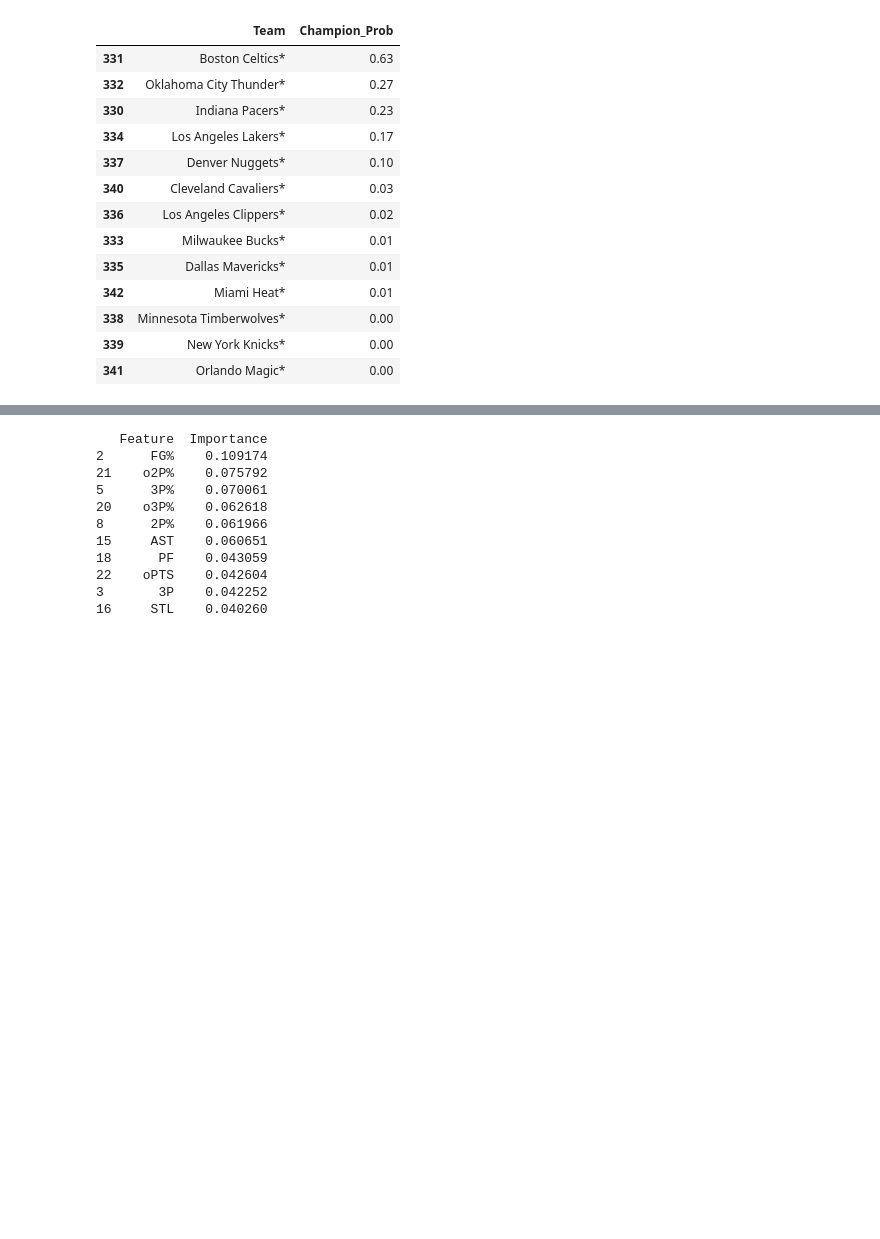
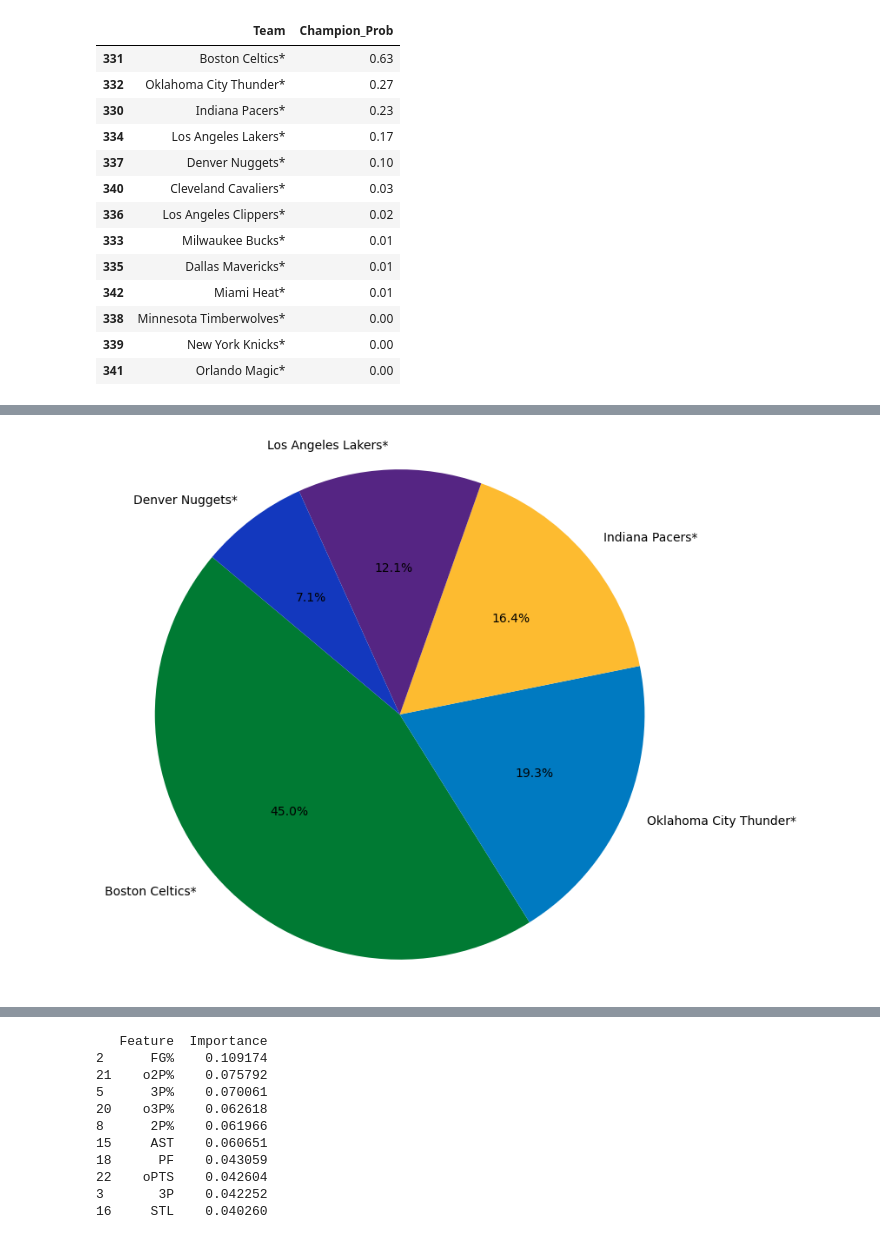
Before and after one commit to BhavyaJayaprakash/Final-Project-4, a Jupyter notebook: project.ipynb, the cells around one changed output, grey strips where cells are left out. Cells and saved outputs as stored; diff of their text form; code cells hidden in the pictures; blank space fills up the shorter version.

```diff
--- a/project.ipynb
+++ b/project.ipynb
@@ -307,0 +320,22 @@ teams_prob[['Team', 'Champion_Prob']].head(30)
+# %%
+team_colors = {
+    'Boston Celtics*': '#007A33',
+    'Oklahoma City Thunder*': '#007AC1',
+    'Indiana Pacers*': '#FDBB30',
+    'Los Angeles Lakers*': '#552583',
+    'Denver Nuggets*': '#1338BE',
+}
+# %%
+# Create color list by matching the team name to the dictionary
+colors = [team_colors.get(team, '#808080') for team in top_teams['Team']]
+# %%
+plt.figure(figsize=(8, 8))
+plt.pie(top_teams['Champion_Prob'],
+        labels=top_teams['Team'],
+        autopct='%1.1f%%',
+        startangle=140,
+        colors=colors)
+plt.axis('equal')
+plt.show()
+# %% [output]
+[figure, added]
```
Also changed, not shown: parts of 5 cells of this notebook.
